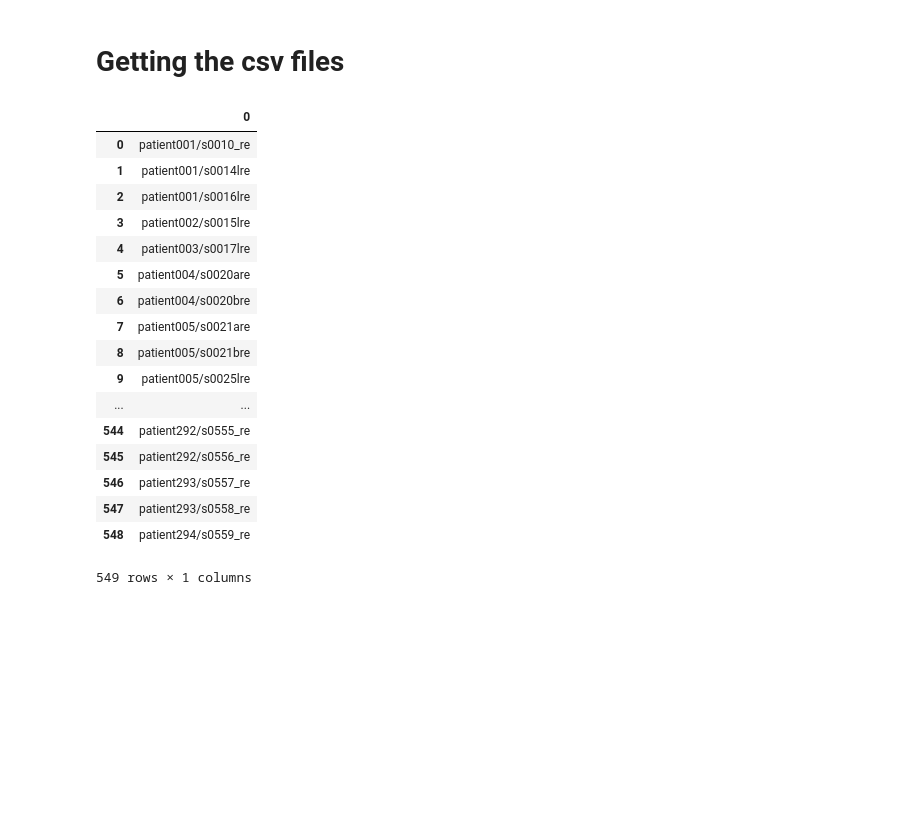
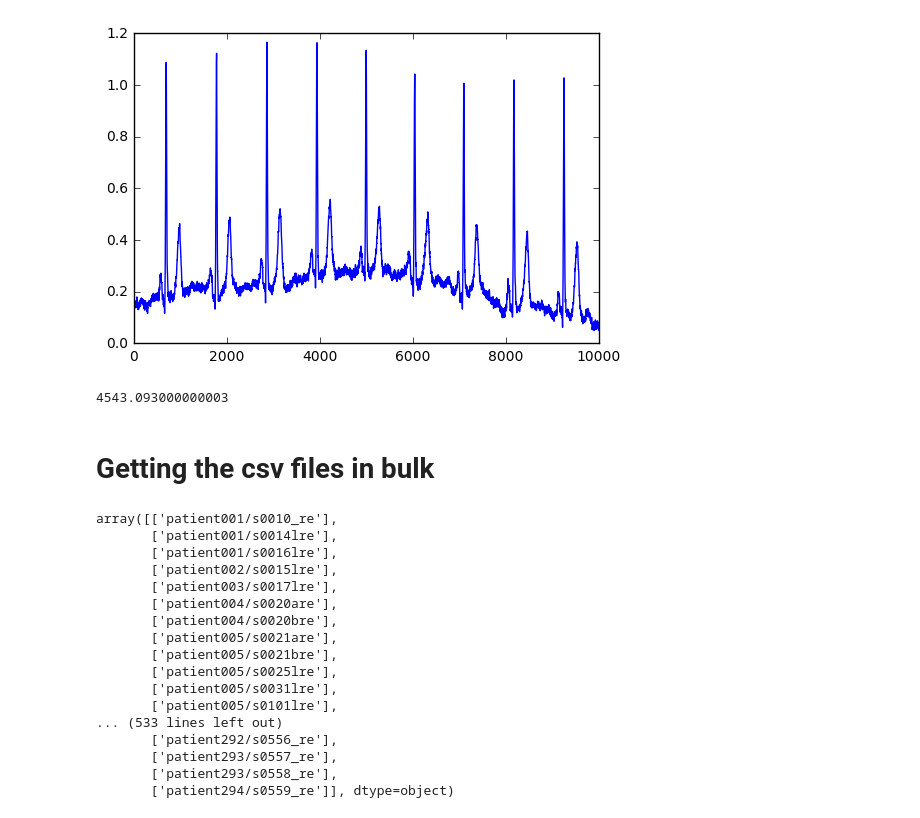
Before and after one commit to jrs33/ECG_HackMIT, a Jupyter notebook: samplecsvreader.ipynb, the cells around one changed output. Saved outputs shown, nothing was run; the diff lists cells and outputs as text; code cells hidden in the pictures; blank space fills up the shorter version.

```diff
--- a/samplecsvreader.ipynb
+++ b/samplecsvreader.ipynb
@@ -6,2 +8,3 @@ import csv
 # %%
 df_samples = pd.DataFrame.from_csv("samples.csv")
+df_samples2 = pd.DataFrame.from_csv("samplesHealth.csv")
@@ -29,0 +92,5 @@ df_samples
+# %%
+plt.plot(lead_one2)
+plt.show()
+# %% [output]
+[figure, added]
@@ -30,27 +102,31 @@ df_samples
+# %%
+distance
+# %% [output]
+4543.093000000003
 # %% [markdown]
-# Getting the csv files
+# Getting the csv files in bulk
 # %%
 data = pd.read_csv('filenames.txt', sep="\n", header = None)
+data = data.values
 data
 # %% [output]
-|  | 0 |
-| 0 | patient001/s0010_re |
-| 1 | patient001/s0014lre |
-| 2 | patient001/s0016lre |
-| 3 | patient002/s0015lre |
-| 4 | patient003/s0017lre |
-| 5 | patient004/s0020are |
-| 6 | patient004/s0020bre |
-| 7 | patient005/s0021are |
-| 8 | patient005/s0021bre |
-| 9 | patient005/s0025lre |
-| ... | ... |
-| 544 | patient292/s0555_re |
-| 545 | patient292/s0556_re |
-| 546 | patient293/s0557_re |
-| 547 | patient293/s0558_re |
-| 548 | patient294/s0559_re |
-549 rows × 1 columns
+array([['patient001/s0010_re'],
+       ['patient001/s0014lre'],
+       ['patient001/s0016lre'],
+       ['patient002/s0015lre'],
+       ['patient003/s0017lre'],
+       ['patient004/s0020are'],
+       ['patient004/s0020bre'],
+       ['patient005/s0021are'],
+       ['patient005/s0021bre'],
+       ['patient005/s0025lre'],
+       ['patient005/s0031lre'],
+       ['patient005/s0101lre'],
+... (533 lines left out)
+       ['patient292/s0556_re'],
+       ['patient293/s0557_re'],
+       ['patient293/s0558_re'],
+       ['patient294/s0559_re']], dtype=object)
 # %%
 from lxml import html
 import requests
```
Also changed, not shown: parts of 5 cells of this notebook, 3 other files.
